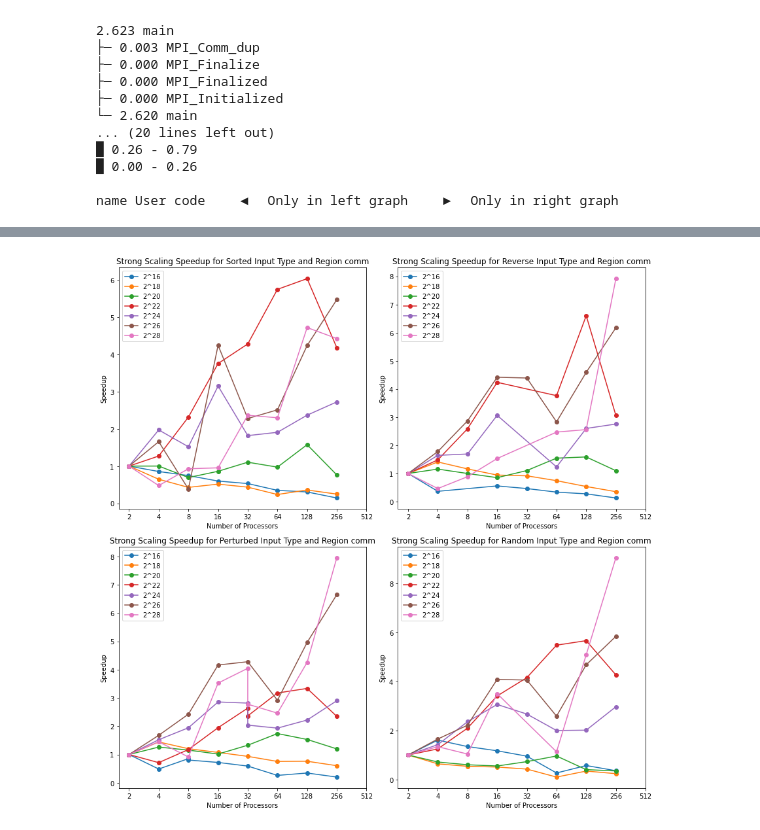
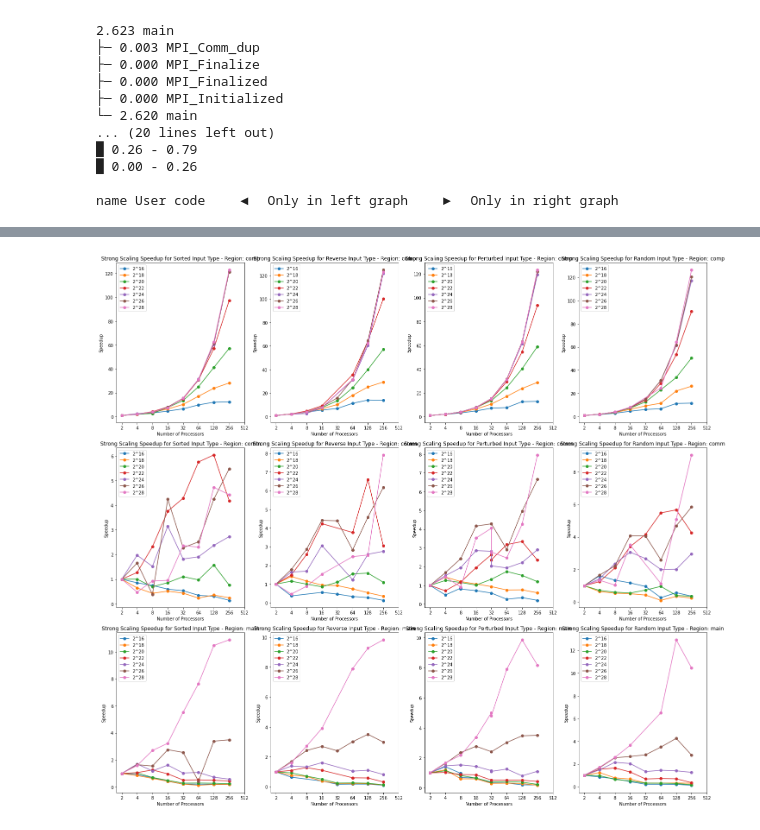
Before and after one commit to daaangdennis/CSCE435_Project_2024, a Jupyter notebook: Jupyter_Files/radixsort_analysis.ipynb, the cells around one changed output, grey strips where cells are left out. Drawn from its saved outputs; the diff is of its cells as text; code cells hidden in the pictures.

Commit message:
update radix plots

```diff
--- a/Jupyter_Files/radixsort_analysis.ipynb
+++ b/Jupyter_Files/radixsort_analysis.ipynb
@@ -159,66 +186,77 @@ plot_strong_scaling_padding(tk, input_sizes)
 import math
 import matplotlib.pyplot as plt
 from matplotlib.ticker import FuncFormatter
-
-# input_sizes = [65536, 262144, 1048576, 4194304, 16777216, 67108864, 268435456]
-input_sizes = [65536, 262144, 1048576, 4194304, 16777216, 67108864, 268435456]
 
 # Custom formatter function to show integers instead of 2^1, 2^2, etc.
 def log_formatter(x, pos):
     return f'{int(x):d}'
 
 # Mapping from input_type integers to descriptive strings
 input_type_map = {
     0: 'sorted',
     1: 'reverse',
     2: 'perturbed',
     3: 'random'
 }
 
-def plot_strong_scaling_speedup(tk, input_sizes):
+# region list for multiple regions
+regions = ["comp", "comm", "main"]
+
+def plot_strong_scaling_speedup(tk, input_sizes, regions):
     input_types = [0, 1, 2, 3]  # We will plot these input types
-    fig, axes = plt.subplots(nrows=2, ncols=2, figsize=(12, 12))  # No sharey=True to give each its own y-axis
+    fig, axes = plt.subplots(nrows=len(regions), ncols=4, figsize=(20, len(regions) * 6))  # Adjusted layout
     axes = axes.flatten()
 
-    for ax, input_type in zip(axes, input_types):  # Iterate through axes and input types
-        for node in tk.graph.traverse():
-            if node.frame['name'] in ['comm']:  # Filter by the desired node names
-                for input_size in input_sizes:
-                    data = tk.dataframe[(tk.dataframe["input_type"] == input_type) &
-                                        (tk.dataframe["input_size"] == input_size) &
-                                        (tk.dataframe['node'] == node)]
-                    data = data.sort_values(by="num_procs")
+    for i, region in enumerate(regions):  # Loop through each region
+        for j, input_type in enumerate(input_types):  # Loop through each input type within each region
+            ax = axes[i * 4 + j]  # Compute the correct axis index for each (region, input_type) pair
+            main_region_processed = False
 
-                    # Get the average time for 2 processors to normalize the speedup
-                    time_for_2_procs = data.loc[data["num_procs"] == 2, "Avg time/rank"].values[0]
+            for node in tk.graph.traverse():
+                if node.frame['name'] == region and not main_region_processed:  # Filter by the desired node names
+                    main_region_processed = True  # Mark that we have processed the first main region node
 
-                    # Compute speedup by dividing time for 2 processors by the current time
-                    speedup = time_for_2_procs / data["Avg time/rank"]
+                    for input_size in input_sizes:
+                        data = tk.dataframe[
+                            (tk.dataframe["input_type"] == input_type) &
+                            (tk.dataframe["input_size"] == input_size) &
+                            (tk.dataframe['node'] == node)
+                        ]
+                        data = data.sort_values(by="num_procs")
 
-                    ax.plot(data["num_procs"], speedup, marker='o', label=f'2^{int(math.log2(input_size))}')
+                        # Get the average time for 2 processors to normalize the speedup
+                        time_for_2_procs = data.loc[data["num_procs"] == 2, "Avg time/rank"].values[0]
 
-        # Set title, labels, and legend for each subplot
-        ax.set_title(f'Strong Scaling Speedup for {input_type_map[input_type].capitalize()} Input Type and Region comm')
-        ax.set_xlabel('Number of Processors')
-        ax.set_ylabel('Speedup')
-        ax.legend()
+                        # Compute speedup by dividing time for 2 processors by the current time
+                        speedup = time_for_2_procs / data["Avg time/rank"]
 
-        # Set x-axis to log scale (base 2)
-        ax.set_xscale('log', base=2)
+                        ax.plot(data["num_procs"], speedup, marker='o', label=f'2^{int(math.log2(input_size))}')
 
-        # Set specific x-ticks
-        ticks = [2, 4, 8, 16, 32, 64, 128, 256, 512]
-        ax.set_xticks(ticks)
+                    break  # Stop traversing nodes after processing the first main region
 
-        # Use FuncFormatter to label ticks as plain integers
-        ax.xaxis.set_major_formatter(FuncFormatter(log_formatter))
+            # Set title, labels, and legend for each subplot
+            ax.set_title(f'Strong Scaling Speedup for {input_type_map[input_type].capitalize()} Input Type - Region: {region}')
+            ax.set_xlabel('Number of Processors')
+            ax.set_ylabel('Speedup')
+            ax.legend()
+
+            # Set x-axis to log scale (base 2)
+            ax.set_xscale('log', base=2)
+
+            # Set specific x-ticks
+            ticks = [2, 4, 8, 16, 32, 64, 128, 256, 512]
+            ax.set_xticks(ticks)
+
+            # Use FuncFormatter to label ticks as plain integers
+            ax.xaxis.set_major_formatter(FuncFormatter(log_formatter))
 
     plt.tight_layout()  # Adjust the layout to prevent overlap
     plt.show()
 
-plot_strong_scaling_speedup(tk, input_sizes)
+# Call the function to plot
+plot_strong_scaling_speedup(tk, input_sizes, regions)
 # %% [output]
-[figure, old version]
+[figure, new version]
 # %%
 import math
 import matplotlib.pyplot as plt
```
Also changed, not shown: parts of 2 cells of this notebook, 22 other files.
